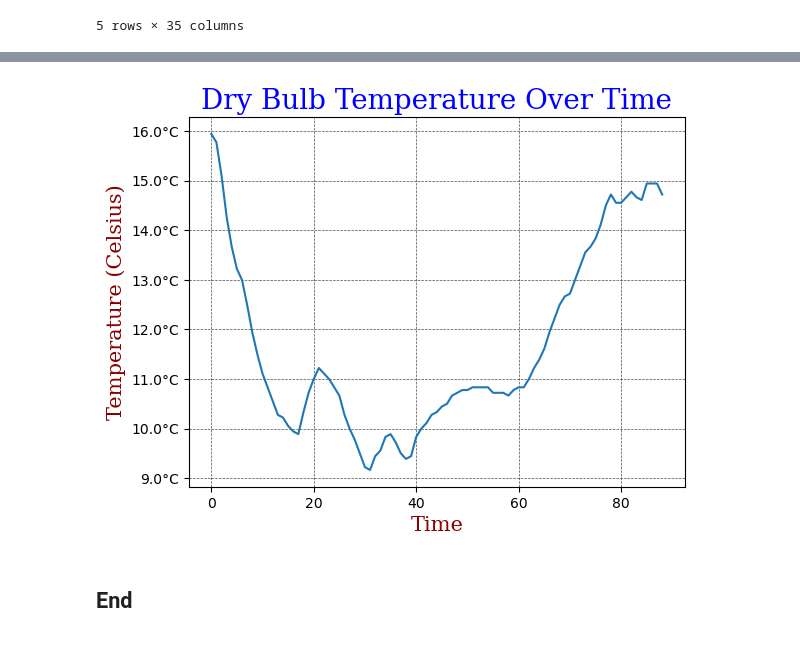
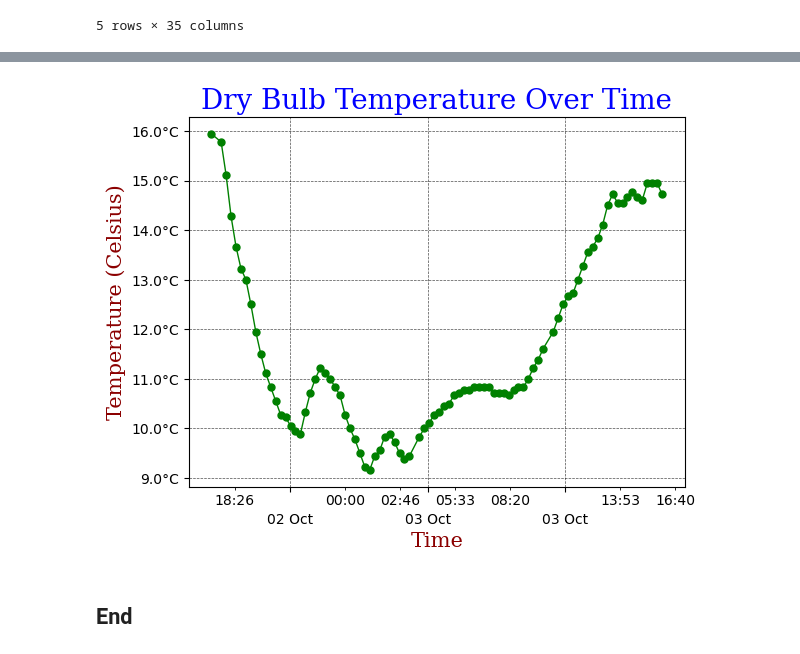
Before and after one commit to MikeCurleyCoosan/PFDA, a Jupyter notebook: PFDA_assignments/assignment2-weather.ipynb, the cells around one changed output, grey strips where cells are left out. Saved outputs shown, nothing was run; the diff lists cells and outputs as text; code cells hidden in the pictures.

Commit message:
Working on date/time format on assignment2-weather.ipynb

```diff
--- a/PFDA_assignments/assignment2-weather.ipynb
+++ b/PFDA_assignments/assignment2-weather.ipynb
@@ -26,0 +48,5 @@ df.head()
+# %%
+#Convert the reportStartDateTime and reportEndDateTime columns to datetime format
+df[['reportStartDateTime', 'reportEndDateTime']]= df[['reportStartDateTime', 'reportEndDateTime']].apply(pd.to_datetime)
+
+df.info()
@@ -29,34 +73,49 @@ df.head()
 
 # Create a variable to store the drybulb temperature column of the dataset
 drybulb = df['dryBulbTemperature_Celsius'].to_list()
+df['time'] = df['reportStartDateTime'].apply(lambda x: x.timestamp())
+dateTime = df['time'].to_list()
 
 #Set the font style and size for the title and labels
 font1 = {'family':'serif','color':'blue','size':20}
 font2 = {'family':'serif','color':'darkred','size':15}
 
 # Create a function to format the temperature values on the y-axis
 def temperature_formatter(drybulb, pos):
     s = f"{drybulb}\N{DEGREE SIGN}C"
     return s
 
+def day_formatter(dateTime, pos):
+    day = dt.datetime.fromtimestamp(dateTime).strftime('\n%d %b')
+    return day
+
+def time_formatter(dateTime, pos):
+    time = dt.datetime.fromtimestamp(dateTime).strftime('%H:%M')
+    return time
+
 # Create a plot to display the drybulb temperature column of the dataset over time
 fig, ax = plt.subplots()
 
 # Set the title, x-axis label, and y-axis label of the plot
 ax.set_title('Dry Bulb Temperature Over Time', fontdict = font1)
 ax.set_xlabel('Time', fontdict = font2)
 ax.set_ylabel('Temperature (Celsius)', fontdict = font2)
 # Plot the drybulb temperature column of the dataset over time
-ax.plot(drybulb)
+ax.plot(dateTime, drybulb, color='green', marker='o', linestyle='-', linewidth=1, markersize=5)
 # Set the y-axis to display the temperature values in Celsius
 ax.yaxis.set_major_formatter(temperature_formatter)
+ax.tick_params(axis='x', which='minor', bottom=True, top=False, labelbottom=True, labeltop=False)
+ax.xaxis.set_minor_formatter(time_formatter)
+ax.xaxis.set_minor_locator(plt.MaxNLocator(10))
+ax.xaxis.set_major_formatter(day_formatter)
+ax.xaxis.set_major_locator(plt.MaxNLocator(4))
 
 # Add gridlines to the plot
 ax.grid(linestyle='--', linewidth=0.5, color='black', alpha=0.7) # Add gridlines
 
 # Display the plot
 plt.show()
 # %% [output]
-[figure, old version]
+[figure, new version]
 # %% [markdown]
 ## End
```
Also changed, not shown: parts of 3 cells of this notebook.
